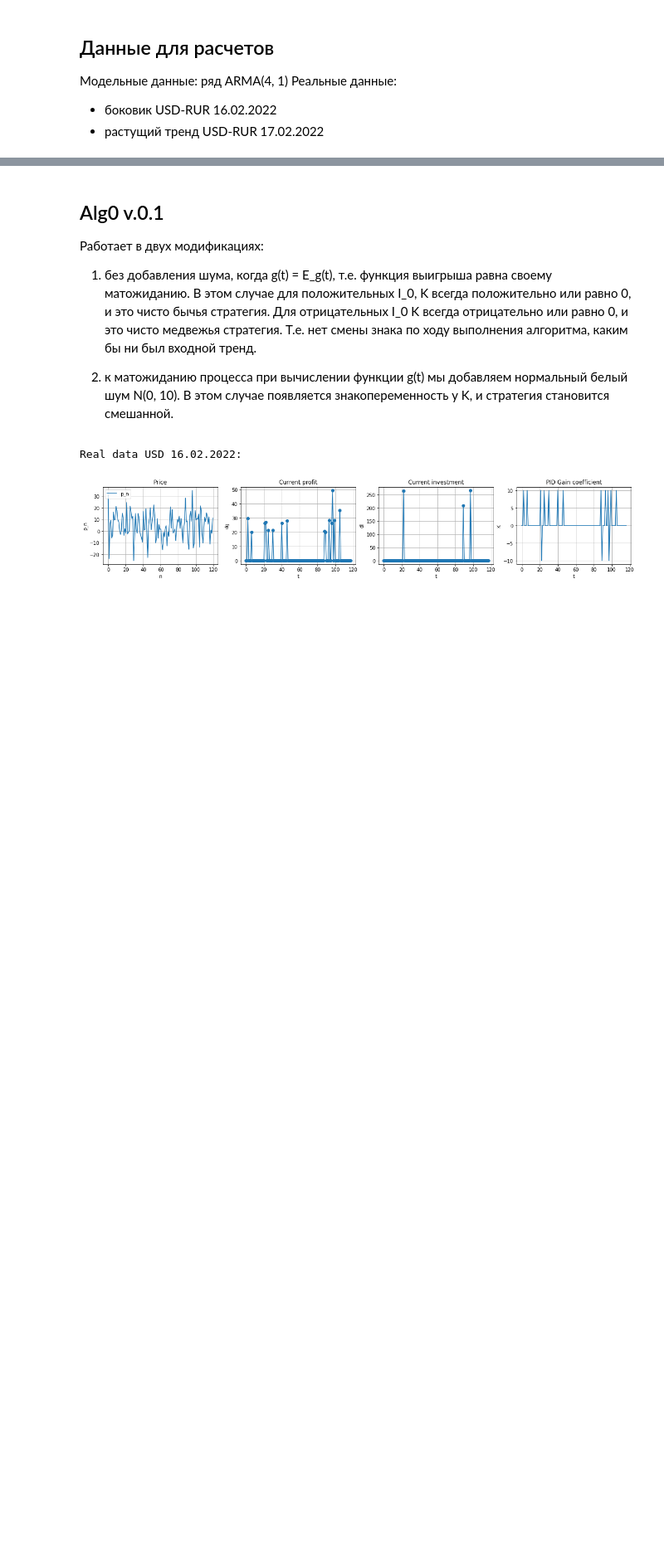
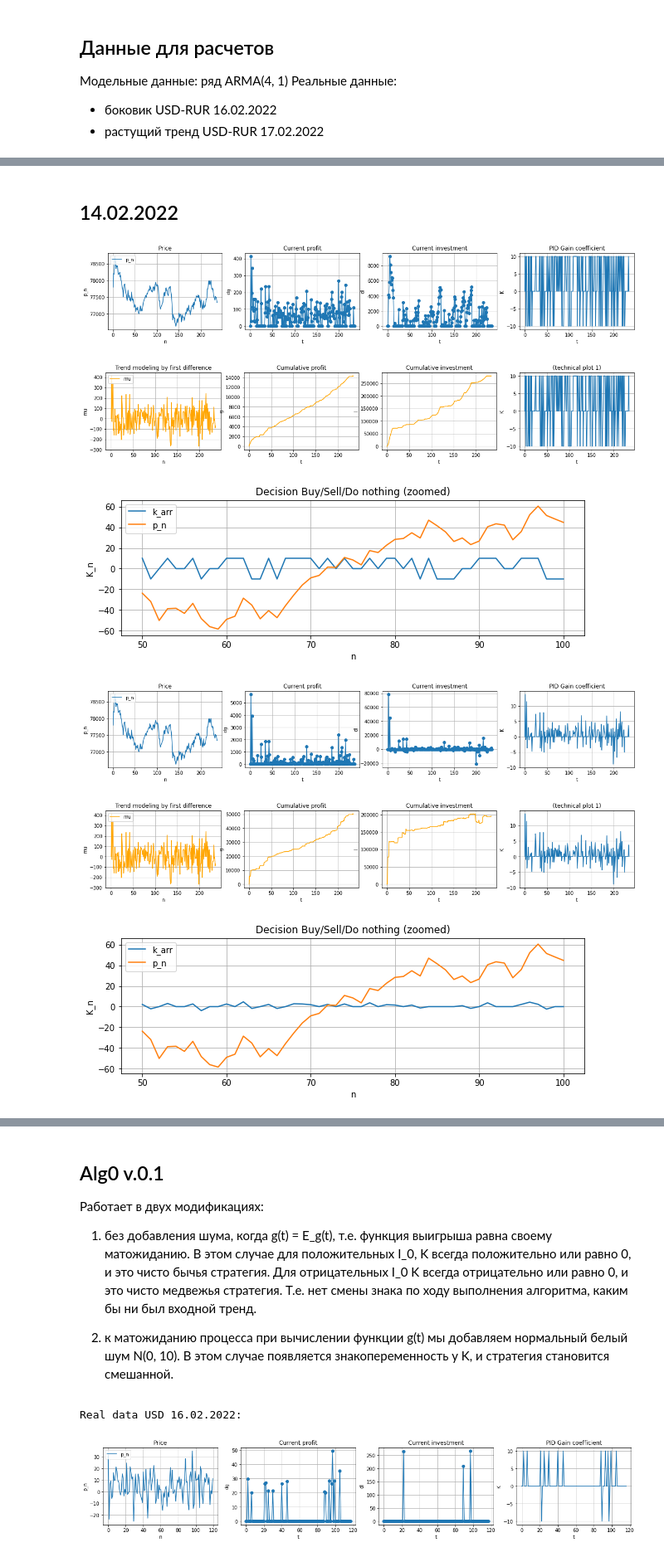
Before and after one commit to vadimvshepelev/test-alg, a Jupyter notebook: simple-pid.ipynb, the cells around one changed output, grey strips where cells are left out. Shown at 83% size. Cells and saved outputs as stored; diff of their text form; code cells hidden in the pictures; blank space fills up the shorter version.

```diff
--- a/simple-pid.ipynb
+++ b/simple-pid.ipynb
@@ -374,0 +424,12 @@ plt.show()
+# %% [markdown]
+## 14.02.2022
+# %%
+alg.calc_alg0(p_arr_si_14, mu_arr_si_14, 1.)
+alg.calc_alg2(p_arr_si_14, mu_arr_si_14, 1.)
+# %% [output]
+[figure, added]
+[figure, added]
+[figure, added]
+[figure, added]
+[figure, added]
+[figure, added]
```
Also changed, not shown: parts of 10 cells of this notebook, 2 other files.
